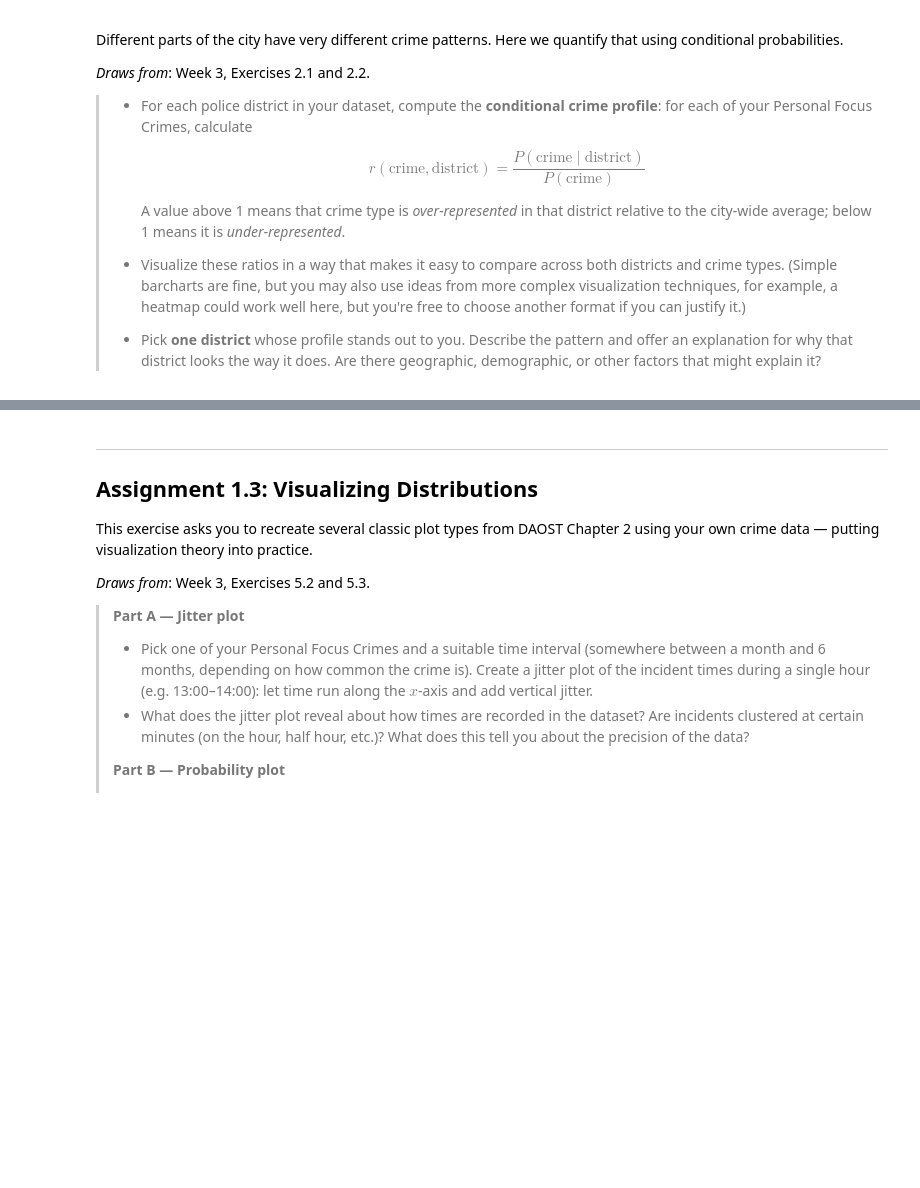
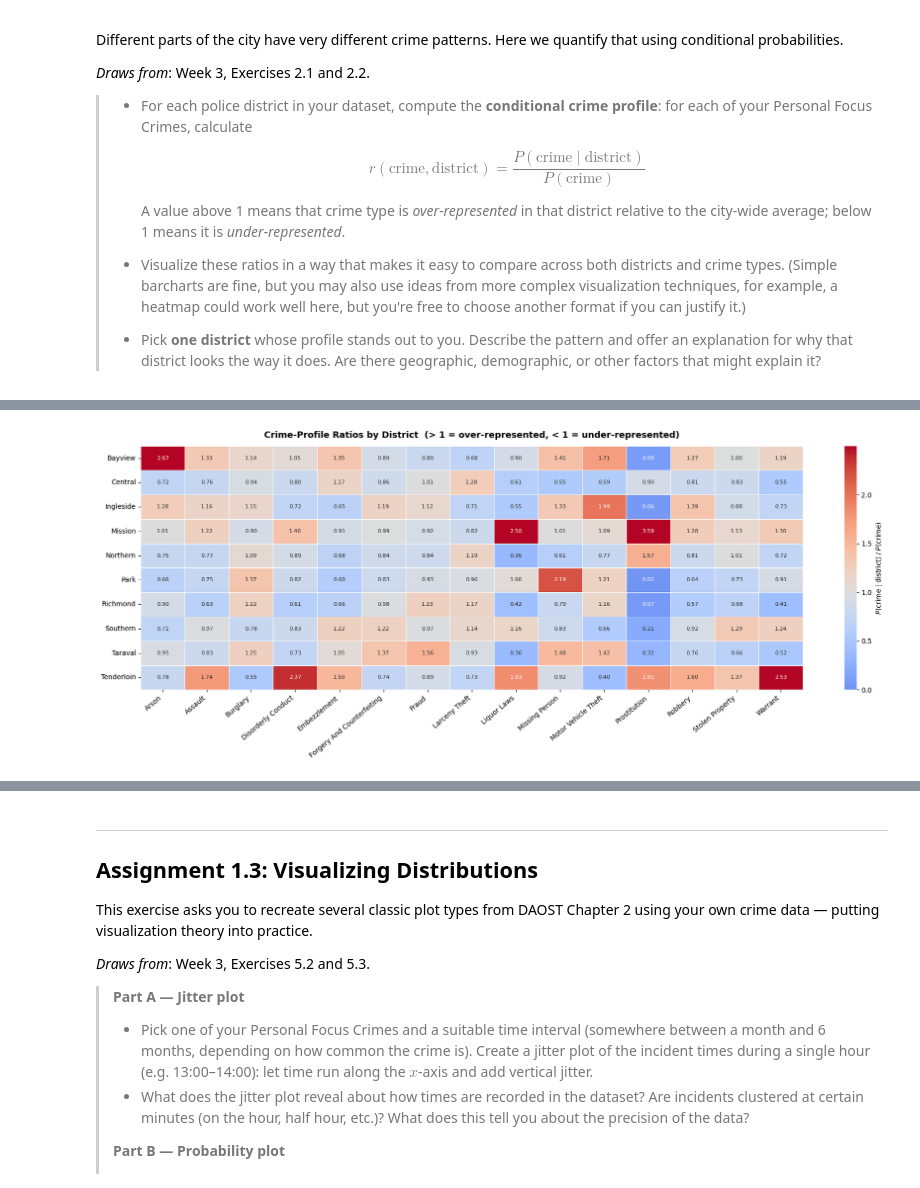
Before and after one commit to Aryan-Mi/dtu-social-data-assignments, a Jupyter notebook: assignment-1/Assignment1.ipynb, the cells around one changed output, grey strips where cells are left out. Drawn from its saved outputs; the diff is of its cells as text; code cells hidden in the pictures; blank space fills up the shorter version.

```diff
--- a/assignment-1/Assignment1.ipynb
+++ b/assignment-1/Assignment1.ipynb
@@ -84,3 +163,93 @@ Different parts of the city have very different crime patterns. Here we quantify
 >   A value above 1 means that crime type is *over-represented* in that district relative to the city-wide average; below 1 means it is *under-represented*.
 > * Visualize these ratios in a way that makes it easy to compare across both districts and crime types. (Simple barcharts are fine, but you may also use ideas from more complex visualization techniques, for example, a heatmap could work well here, but you're free to choose another format if you can justify it.)
 > * Pick **one district** whose profile stands out to you. Describe the pattern and offer an explanation for why that district looks the way it does. Are there geographic, demographic, or other factors that might explain it?
+# %%
+DISTRICT_COL = "Police District"
+CRIME_COL = "Unified Category"
+
+# 10 actual SF districts (exclude "Out Of Sf")
+all_df = merged_df.dropna(subset=[DISTRICT_COL]).copy()
+all_df[DISTRICT_COL] = all_df[DISTRICT_COL].str.title()
+all_df = all_df[all_df[DISTRICT_COL] != "Out Of Sf"]
+
+focus_local = all_df[all_df[CRIME_COL].isin(personal_focus_crimes)].copy()
+
+# ── District listing ──
+district_names = sorted(all_df[DISTRICT_COL].unique())
+print(f"SF police districts ({len(district_names)}):")
+print(", ".join(district_names))
+
+# ── Which district has the most crimes? ──
+all_counts = all_df.groupby(DISTRICT_COL).size().sort_values(ascending=False)
+focus_counts = focus_local.groupby(DISTRICT_COL).size().sort_values(ascending=False)
+
+print(f"\nMost total crimes (all categories): {all_counts.index[0]}  ({all_counts.iloc[0]:,})")
+print(f"Most Personal Focus Crimes:          {focus_counts.index[0]}  ({focus_counts.iloc[0]:,})")
+print(f"Fewest total crimes:                 {all_counts.index[-1]}  ({all_counts.iloc[-1]:,})")
+
+# ── P(crime) — city-wide base rate within focus crimes ──
+p_crime = focus_local[CRIME_COL].value_counts(normalize=True)
+
+# ── P(crime | district) ──
+p_crime_given_district = pd.crosstab(
+    focus_local[DISTRICT_COL], focus_local[CRIME_COL], normalize="index"
+).reindex(columns=personal_focus_crimes, fill_value=0)
+
+# ── Ratio matrix ──
+ratio = p_crime_given_district.div(p_crime, axis=1)
+
+# ── Annotated heatmap ──
+fig, ax = plt.subplots(figsize=(18, 7))
+sns.heatmap(
+    ratio,
+    ax=ax,
+    cmap="coolwarm",
+    center=1.0,
+    vmin=0.0,
+    vmax=float(np.nanpercentile(ratio.values, 98)),
+    linewidths=0.5,
+    linecolor="white",
+    annot=True,
+    fmt=".2f",
+    annot_kws={"fontsize": 8},
+    cbar_kws={"label": r"$P(\mathrm{crime}\mid\mathrm{district})\;/\;P(\mathrm{crime})$"},
+)
+ax.set_title(
+    "Crime-Profile Ratios by District  (> 1 = over-represented, < 1 = under-represented)",
+    fontsize=13, fontweight="bold", pad=12,
+)
+ax.set_xlabel("")
+ax.set_ylabel("")
+plt.xticks(rotation=40, ha="right", fontsize=10)
+plt.yticks(fontsize=10)
+plt.tight_layout()
+plt.show()
+
+# ── Top over-represented crimes for key districts ──
+for district in ["Tenderloin", "Mission", "Richmond"]:
+    top = ratio.loc[district].sort_values(ascending=False).head(5)
+    print(f"\nTop 5 over-represented crimes in {district}:")
+    print(top.round(3).to_string())
+
+# ── Suspicious extreme ratios (high ratio but few incidents) ──
+count_matrix = pd.crosstab(
+    focus_local[DISTRICT_COL], focus_local[CRIME_COL]
+).reindex(index=ratio.index, columns=ratio.columns, fill_value=0)
+
+flat = ratio.stack().rename("ratio").to_frame().join(count_matrix.stack().rename("count"))
+suspicious = flat[(flat["ratio"] > 2.5) & (flat["count"] < 30)].sort_values(
+    "ratio", ascending=False
+)
+print("\nPotentially unstable ratios  (ratio > 2.5 AND < 30 incidents):")
+if suspicious.empty:
+    print("  None found — all high ratios are backed by sufficient counts.")
+else:
+    print(suspicious.round(3).to_string())
+
+# ── Lowest-volume district noise check ──
+lowest = all_counts.idxmin()
+ratio_std = ratio.std(axis=1).sort_values(ascending=False)
+print(f"\nLowest-volume district: {lowest}  ({all_counts[lowest]:,} total crimes)")
+print(f"  Ratio dispersion (std): {ratio_std[lowest]:.3f}")
+print(f"  Median across all districts: {ratio_std.median():.3f}")
+# %% [output]
@@ -86,0 +262 @@ Different parts of the city have very different crime patterns. Here we quantify
+[figure, added]
```
Also changed, not shown: parts of 14 cells of this notebook, 1 other file.
